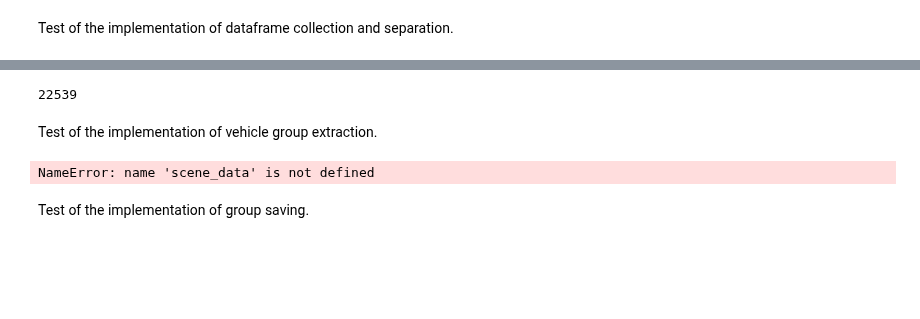
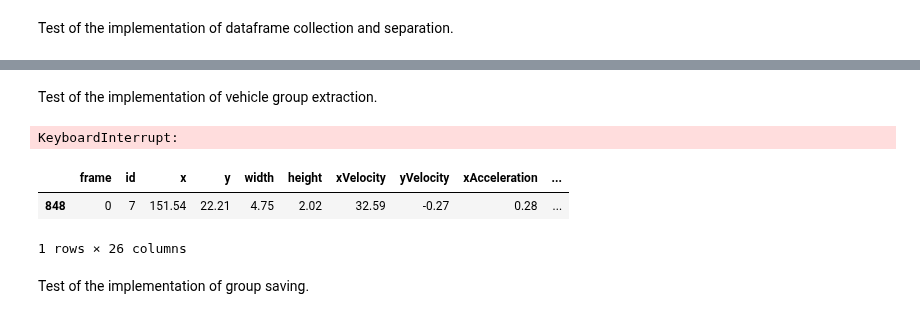
Before and after one commit to lmmartinez97/alphadrive_bp, a Jupyter notebook: highD/preprocessing/dataviz.ipynb, the cells around one changed output, grey strips where cells are left out. Saved outputs shown, nothing was run; the diff lists cells and outputs as text; code cells hidden in the pictures; blank space fills up the shorter version.

Commit message:
Histical aggregation of groups is on the works

```diff
--- a/highD/preprocessing/dataviz.ipynb
+++ b/highD/preprocessing/dataviz.ipynb
@@ -1,6 +1,9 @@
 # %% [markdown]
 # Data visualization for dataset hihgD
 # %%
+import warnings
+warnings.simplefilter(action='ignore', category=FutureWarning)
+
 import numpy as np
 import pandas as pd
 import matplotlib as mlp
@@ -15,6 +18,7 @@ from matplotlib.patches import Rectangle, Ellipse
 from pprint import pprint
 from rich import print
 from sys import platform
+from scipy.spatial.distance import cdist
 from time import time
 
 from read_csv import read_track_csv, read_static_info, read_meta_info
@@ -29,6 +33,7 @@ def print_bl():
 
 %matplotlib inline
 mlp.rcParams['animation.embed_limit'] = 2**128 #Increased animation size to save gifs if necessary
+pd.set_option('mode.chained_assignment', None)
 # %% [markdown]
 ## Extracting frame data from the dataset.
 # %% [markdown]
@@ -395,16 +439,18 @@ AttributeError: 'NoneType' object has no attribute 'id'
-# %%
-print(len(scene_data.df_direction_list))
-# %% [output]
-22539
 # %% [markdown]
 Test of the implementation of vehicle group extraction.
 # %%
 start = time()
-vehicle_groups = scene_data.get_vehicle_groups()
+vehicle_groups = scene_data.get_historical_vehicle_aggregations(bubble_radius=50, lookback_window=4, frame_step=1)
 end = time()
 print("Time elapsed is:", end - start)
 # %% [output]
-NameError: name 'scene_data' is not defined
+KeyboardInterrupt:
+# %%
+vehicle_groups[2].head(50)
+# %% [output]
+|  | frame | id | x | y | width | height | xVelocity | yVelocity | xAcceleration | ... |
+| 848 | 0 | 7 | 151.54 | 22.21 | 4.75 | 2.02 | 32.59 | -0.27 | 0.28 | ... |
+1 rows × 26 columns
 # %% [markdown]
 Test of the implementation of group saving.
 # %%
```
Also changed, not shown: parts of 3 cells of this notebook.
